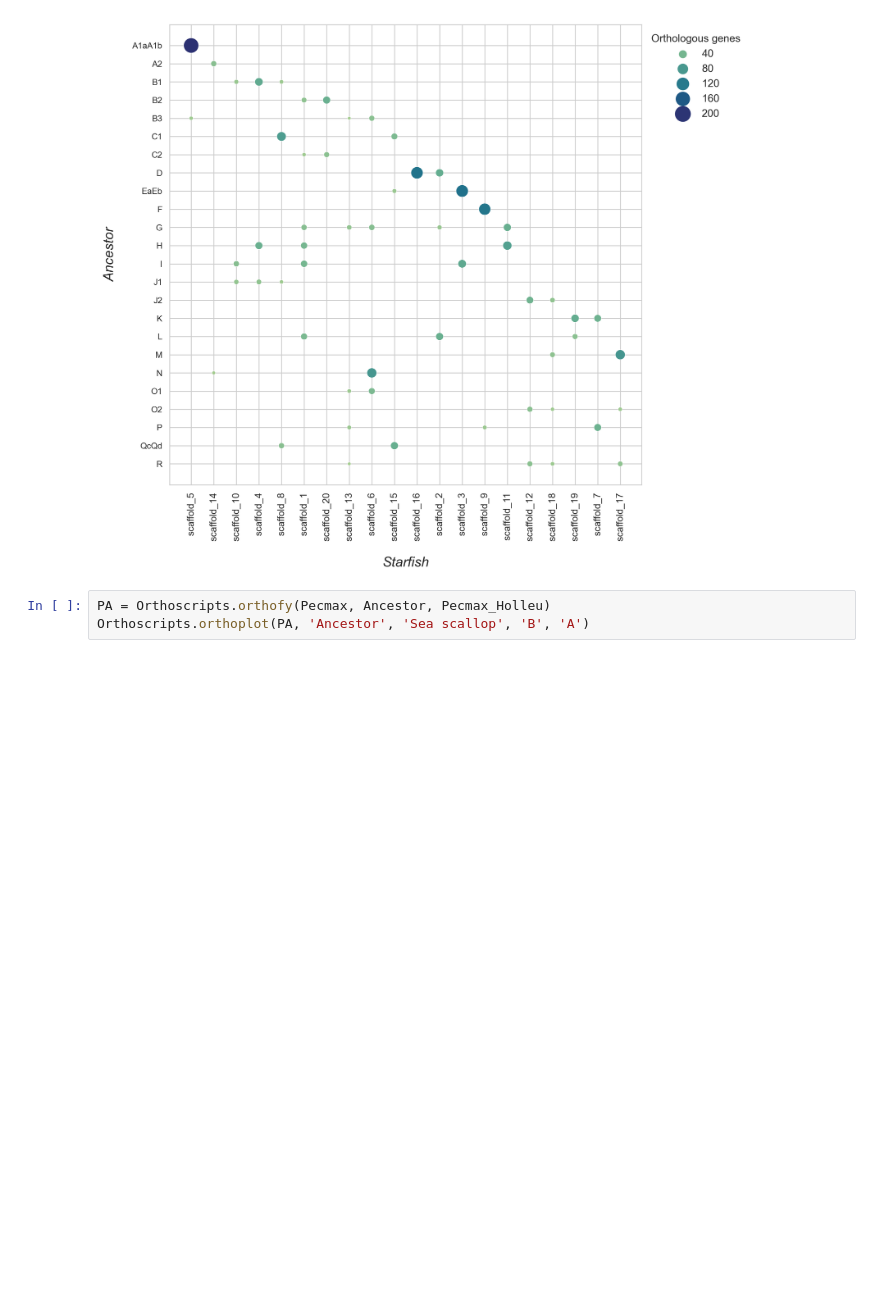
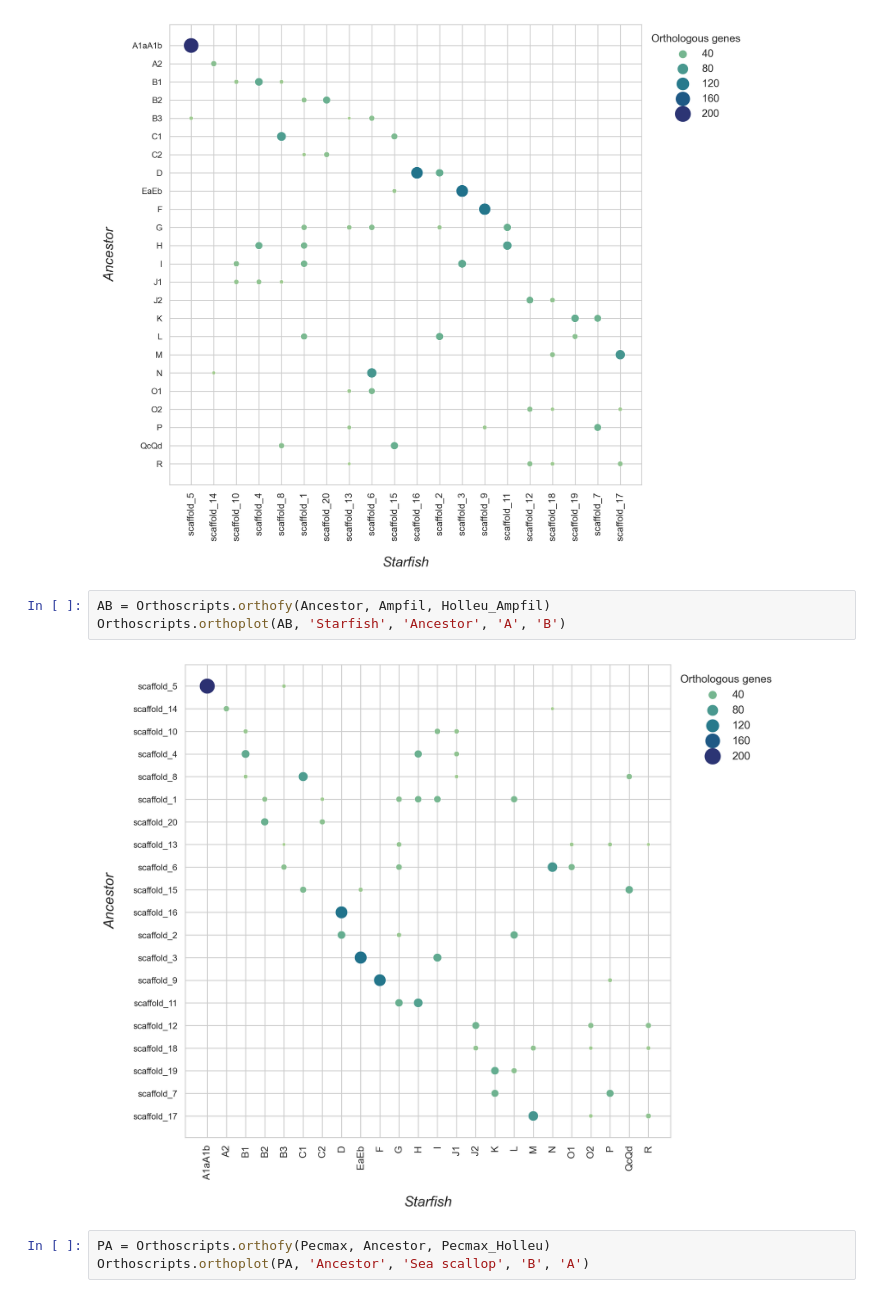
Before and after one commit to rajavat/orthology, a Jupyter notebook: Orthology.ipynb, the cells around one changed output. Drawn from its saved outputs; the diff is of its cells as text; blank space fills up the shorter version.

```diff
--- a/Orthology.ipynb
+++ b/Orthology.ipynb
@@ -100,6 +100,11 @@ AB = Orthoscripts.orthofy(Ancestor, Ampfil, Holleu_Ampfil)
 Orthoscripts.orthoplot(AB, 'Starfish', 'Ancestor', 'B', 'A')
 # %% [output]
 [figure]
+# %%
+AB = Orthoscripts.orthofy(Ancestor, Ampfil, Holleu_Ampfil)
+Orthoscripts.orthoplot(AB, 'Starfish', 'Ancestor', 'A', 'B')
+# %% [output]
+[figure, added]
 # %%
 PA = Orthoscripts.orthofy(Pecmax, Ancestor, Pecmax_Holleu)
 Orthoscripts.orthoplot(PA, 'Ancestor', 'Sea scallop', 'B', 'A')
```
Also changed, not shown: parts of 1 cell of this notebook, 5 other files.
